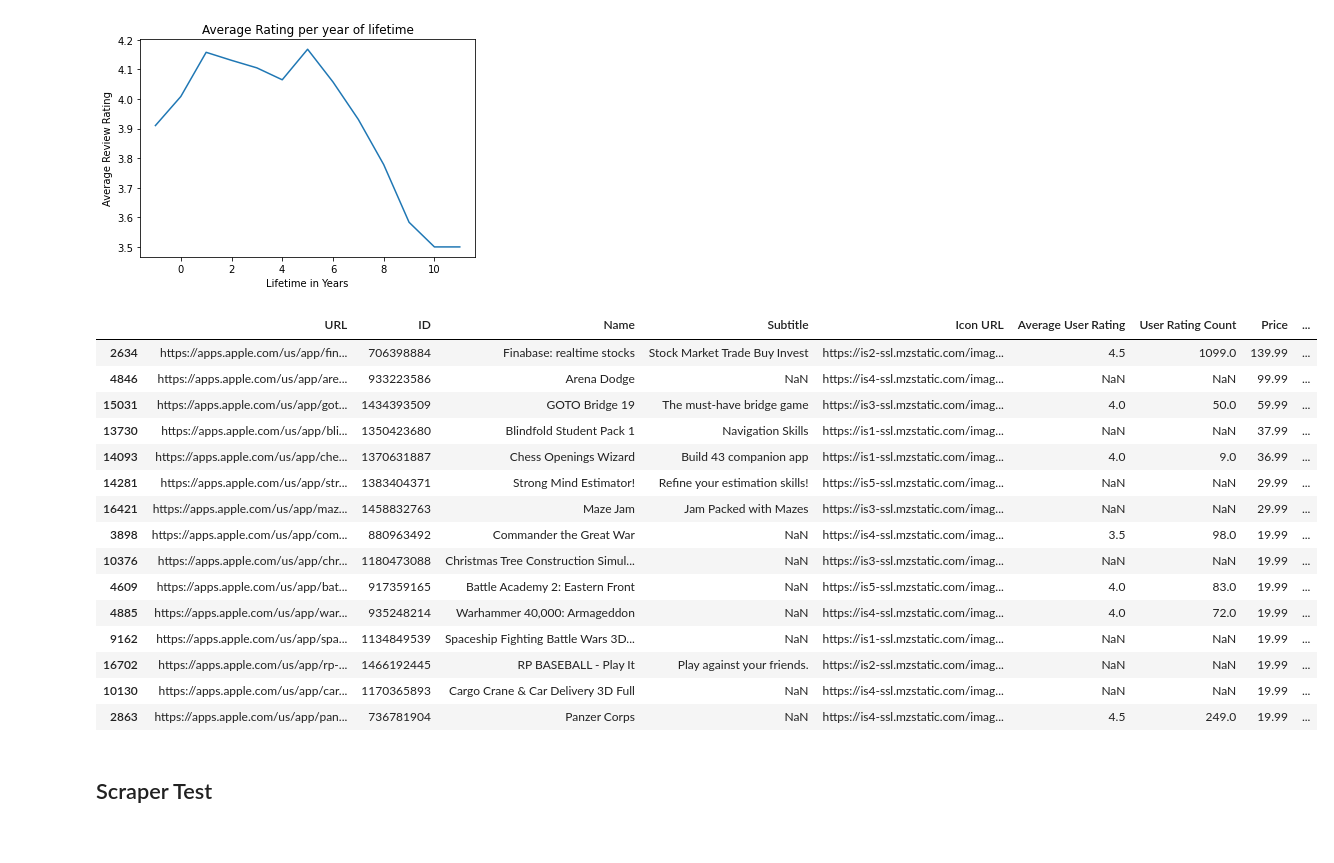
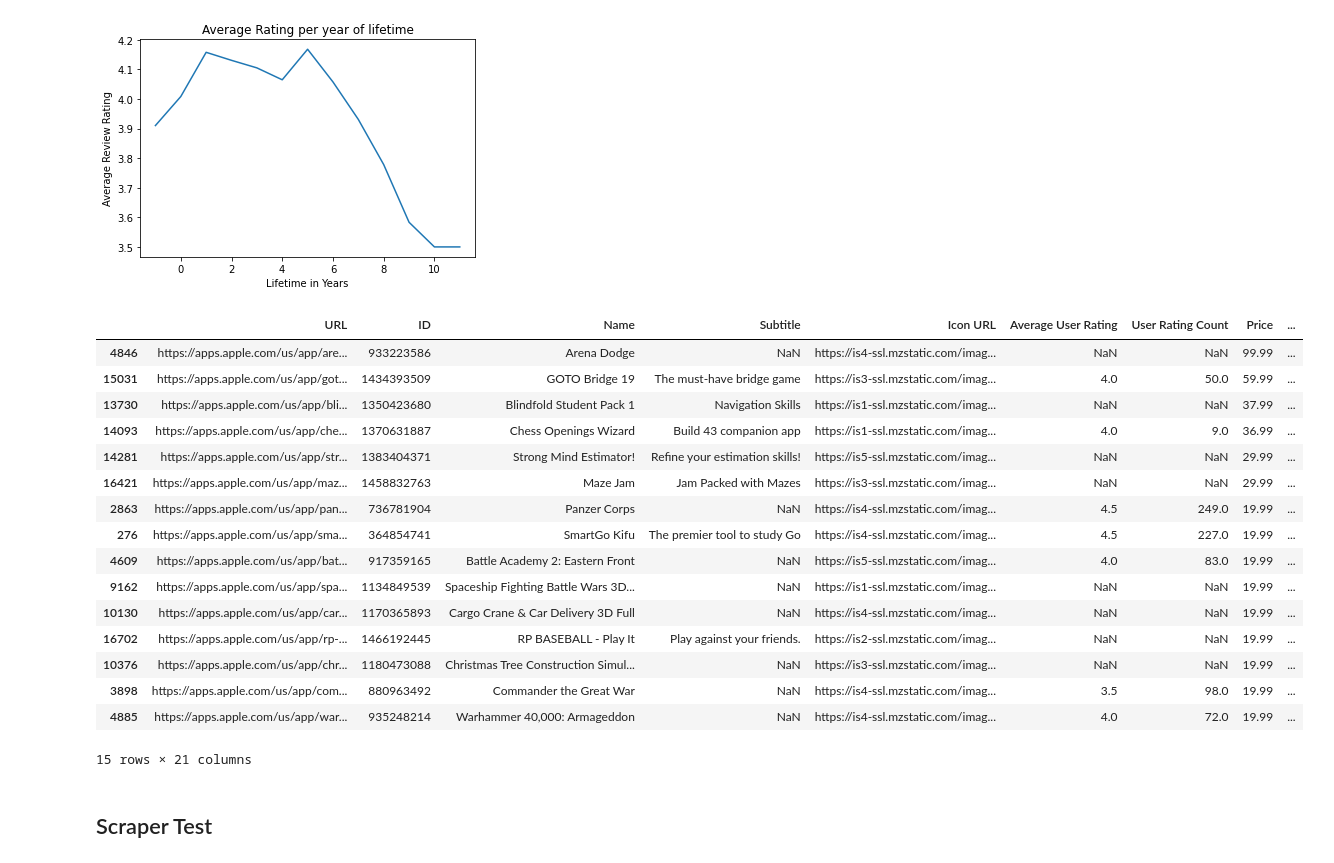
Before and after one commit to Mirmidion/PoC-Challenge2, a Jupyter notebook: YorbenNotebook.ipynb, the cells around one changed output. Drawn from its saved outputs; the diff is of its cells as text; code cells hidden in the pictures.

```diff
--- a/YorbenNotebook.ipynb
+++ b/YorbenNotebook.ipynb
@@ -140,6 +170,11 @@ game_data["Age Rating"] = game_data["Age Rating"].astype("category")
 
 game_data["release_year"] = game_data["Original Release Date"].dt.year
 game_data["lifetime"] = game_data["Current Version Release Date"] - game_data["Original Release Date"]
+game_data["Description Length"] = game_data["Description"].agg(len)
 
+game_data["Languages"] = game_data["Languages"].fillna('')
+game_data["Amount of Languages"] = game_data["Languages"].agg(len)
 
 game_data["lifetime_in_years"] = (game_data["lifetime"].dt.days / 365).agg(round)
+
+game_data["Amount of Languages"]
@@ -145,0 +194,5 @@ game_data["lifetime_in_years"] = (game_data["lifetime"].dt.days / 365).agg(round
+# %%
+per_dev = game_data["Developer"].value_counts().to_dict()
+
+game_data["Amount of Games per Developer"] = game_data["Developer"].map(per_dev)
+game_data["Amount of Games per Developer"]
@@ -145,0 +212,11 @@ game_data["lifetime_in_years"] = (game_data["lifetime"].dt.days / 365).agg(round
+# %%
+def GetTimeOfDeveloper(column, first):
+    groupedperdev = game_data.sort_values(column).set_index("Developer").groupby("Developer")[column]
+    startofdev = groupedperdev.unique().map(lambda x : x[first]).to_dict()
+    return game_data["Developer"].map(startofdev)
+
+game_data["StartOfDev"] = GetTimeOfDeveloper("Original Release Date", 0)
+game_data["EndOfDev"] = GetTimeOfDeveloper("Current Version Release Date", -1)
+game_data["DeveloperLifetime"] = game_data["EndOfDev"] - game_data["StartOfDev"]
+game_data["DeveloperLifetime"] = pd.Series([x.days for x in game_data["DeveloperLifetime"]])
+game_data[["Developer","DeveloperLifetime"]].sort_values("DeveloperLifetime")
@@ -146,3 +237,6 @@ game_data["lifetime_in_years"] = (game_data["lifetime"].dt.days / 365).agg(round
+# %%
+hasrating = game_data["User Rating Count"]>0
+game_data["HasRating"] = hasrating.astype("int")
 # %% [markdown]
 #### Lege velden invullen of weghalen
 # %%
@@ -187,24 +293,25 @@ ax.set(xlabel="Lifetime in Years", ylabel = "Average Review Rating")
 [Text(0.5, 0, 'Lifetime in Years'), Text(0, 0.5, 'Average Review Rating')]
 [figure]
 # %%
-game_data[game_data["Price"] < 175].sort_values("Price", ascending=False).head(15)
+game_data[game_data["Price"] < 100].sort_values("Price", ascending=False).head(15)
 # %% [output]
 |  | URL | ID | Name | Subtitle | Icon URL | Average User Rating | User Rating Count | Price | ... |
-| 2634 | https://apps.apple.com/us/app/fin... | 706398884 | Finabase: realtime stocks | Stock Market Trade Buy Invest | https://is2-ssl.mzstatic.com/imag... | 4.5 | 1099.0 | 139.99 | ... |
 | 4846 | https://apps.apple.com/us/app/are... | 933223586 | Arena Dodge | NaN | https://is4-ssl.mzstatic.com/imag... | NaN | NaN | 99.99 | ... |
 | 15031 | https://apps.apple.com/us/app/got... | 1434393509 | GOTO Bridge 19 | The must-have bridge game | https://is3-ssl.mzstatic.com/imag... | 4.0 | 50.0 | 59.99 | ... |
 | 13730 | https://apps.apple.com/us/app/bli... | 1350423680 | Blindfold Student Pack 1 | Navigation Skills | https://is1-ssl.mzstatic.com/imag... | NaN | NaN | 37.99 | ... |
 | 14093 | https://apps.apple.com/us/app/che... | 1370631887 | Chess Openings Wizard | Build 43 companion app | https://is1-ssl.mzstatic.com/imag... | 4.0 | 9.0 | 36.99 | ... |
 | 14281 | https://apps.apple.com/us/app/str... | 1383404371 | Strong Mind Estimator! | Refine your estimation skills! | https://is5-ssl.mzstatic.com/imag... | NaN | NaN | 29.99 | ... |
 | 16421 | https://apps.apple.com/us/app/maz... | 1458832763 | Maze Jam | Jam Packed with Mazes | https://is3-ssl.mzstatic.com/imag... | NaN | NaN | 29.99 | ... |
+| 2863 | https://apps.apple.com/us/app/pan... | 736781904 | Panzer Corps | NaN | https://is4-ssl.mzstatic.com/imag... | 4.5 | 249.0 | 19.99 | ... |
+| 276 | https://apps.apple.com/us/app/sma... | 364854741 | SmartGo Kifu | The premier tool to study Go | https://is4-ssl.mzstatic.com/imag... | 4.5 | 227.0 | 19.99 | ... |
+| 4609 | https://apps.apple.com/us/app/bat... | 917359165 | Battle Academy 2: Eastern Front | NaN | https://is5-ssl.mzstatic.com/imag... | 4.0 | 83.0 | 19.99 | ... |
+| 9162 | https://apps.apple.com/us/app/spa... | 1134849539 | Spaceship Fighting Battle Wars 3D... | NaN | https://is1-ssl.mzstatic.com/imag... | NaN | NaN | 19.99 | ... |
+| 10130 | https://apps.apple.com/us/app/car... | 1170365893 | Cargo Crane & Car Delivery 3D Full | NaN | https://is4-ssl.mzstatic.com/imag... | NaN | NaN | 19.99 | ... |
+| 16702 | https://apps.apple.com/us/app/rp-... | 1466192445 | RP BASEBALL - Play It | Play against your friends. | https://is2-ssl.mzstatic.com/imag... | NaN | NaN | 19.99 | ... |
+| 10376 | https://apps.apple.com/us/app/chr... | 1180473088 | Christmas Tree Construction Simul... | NaN | https://is3-ssl.mzstatic.com/imag... | NaN | NaN | 19.99 | ... |
 | 3898 | https://apps.apple.com/us/app/com... | 880963492 | Commander the Great War | NaN | https://is4-ssl.mzstatic.com/imag... | 3.5 | 98.0 | 19.99 | ... |
-| 10376 | https://apps.apple.com/us/app/chr... | 1180473088 | Christmas Tree Construction Simul... | NaN | https://is3-ssl.mzstatic.com/imag... | NaN | NaN | 19.99 | ... |
-| 4609 | https://apps.apple.com/us/app/bat... | 917359165 | Battle Academy 2: Eastern Front | NaN | https://is5-ssl.mzstatic.com/imag... | 4.0 | 83.0 | 19.99 | ... |
 | 4885 | https://apps.apple.com/us/app/war... | 935248214 | Warhammer 40,000: Armageddon | NaN | https://is4-ssl.mzstatic.com/imag... | 4.0 | 72.0 | 19.99 | ... |
-| 9162 | https://apps.apple.com/us/app/spa... | 1134849539 | Spaceship Fighting Battle Wars 3D... | NaN | https://is1-ssl.mzstatic.com/imag... | NaN | NaN | 19.99 | ... |
-| 16702 | https://apps.apple.com/us/app/rp-... | 1466192445 | RP BASEBALL - Play It | Play against your friends. | https://is2-ssl.mzstatic.com/imag... | NaN | NaN | 19.99 | ... |
-| 10130 | https://apps.apple.com/us/app/car... | 1170365893 | Cargo Crane & Car Delivery 3D Full | NaN | https://is4-ssl.mzstatic.com/imag... | NaN | NaN | 19.99 | ... |
-| 2863 | https://apps.apple.com/us/app/pan... | 736781904 | Panzer Corps | NaN | https://is4-ssl.mzstatic.com/imag... | 4.5 | 249.0 | 19.99 | ... |
+15 rows × 21 columns
 # %% [markdown]
 ## Scraper Test
 # %%
```
Also changed, not shown: parts of 13 cells of this notebook.
